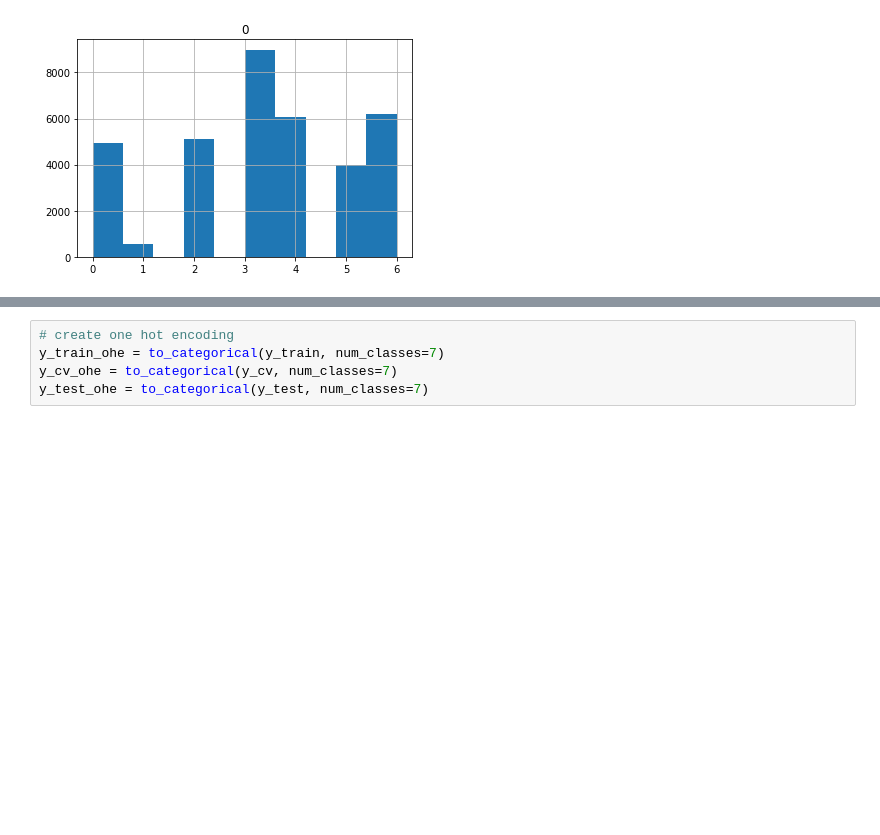
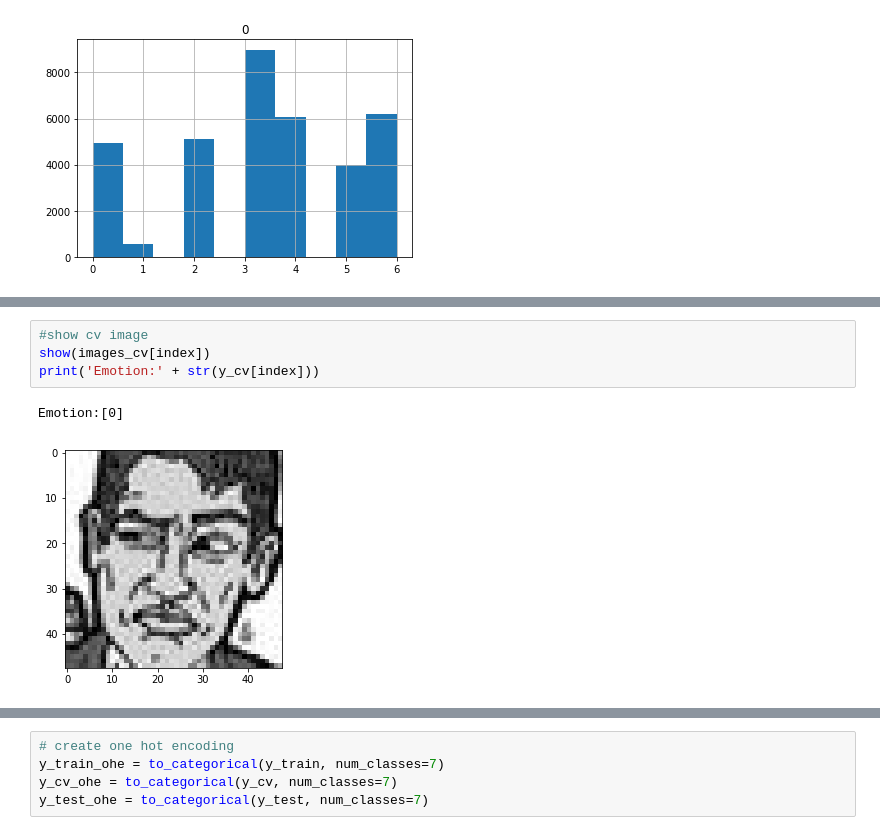
Before and after one commit to susantabiswas/realtime-facial-emotion-analyzer, a Jupyter notebook: facial Emotions.ipynb, the cells around one changed output, grey strips where cells are left out. Drawn from its saved outputs; the diff is of its cells as text; blank space fills up the shorter version.

```diff
--- a/facial Emotions.ipynb
+++ b/facial Emotions.ipynb
@@ -88,0 +118,7 @@ print(y_test.shape)
+# %%
+#show cv image
+show(images_cv[index])
+print('Emotion:' + str(y_cv[index]))
+# %% [output]
+Emotion:[0]
+[figure, added]
```
Also changed, not shown: parts of 16 cells of this notebook.
